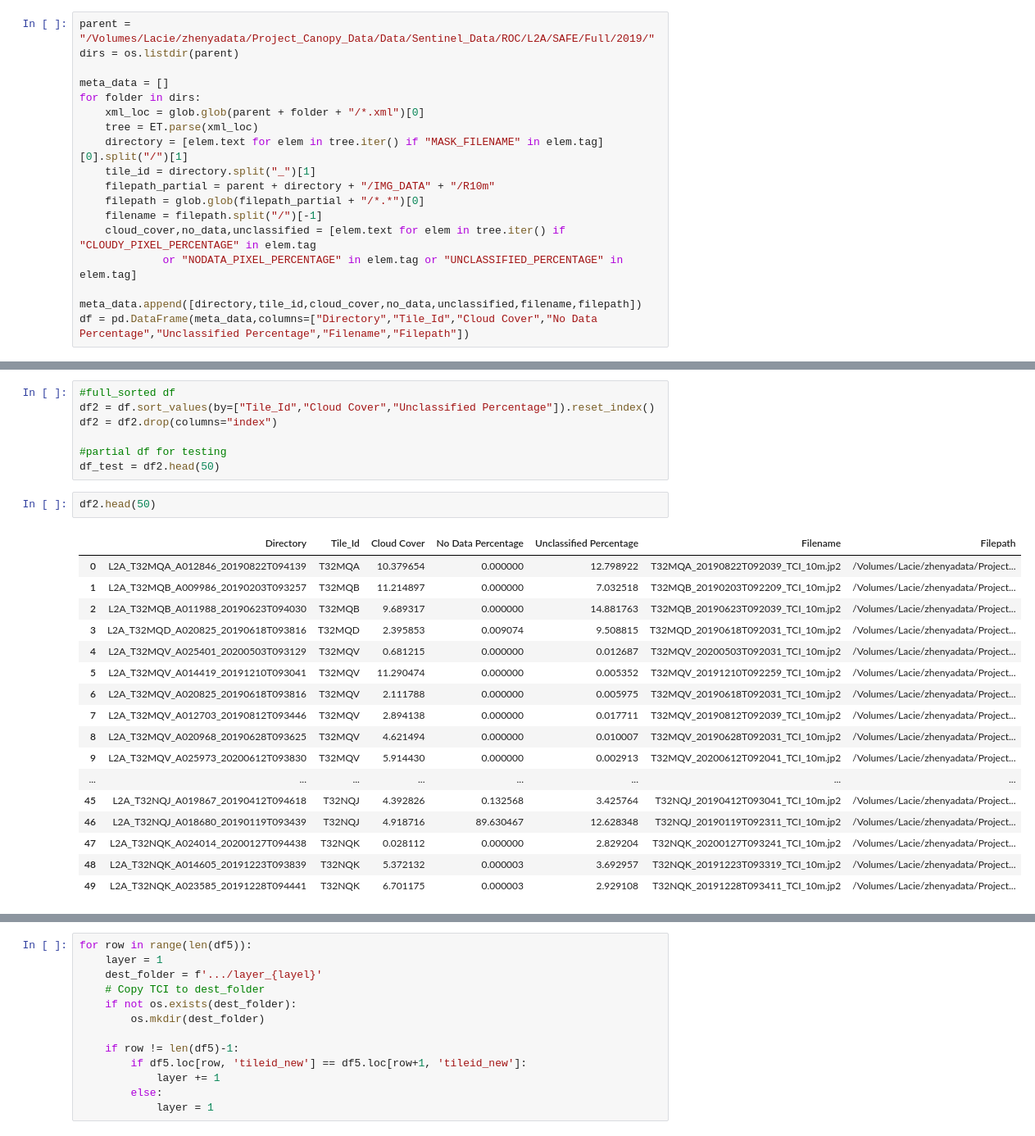
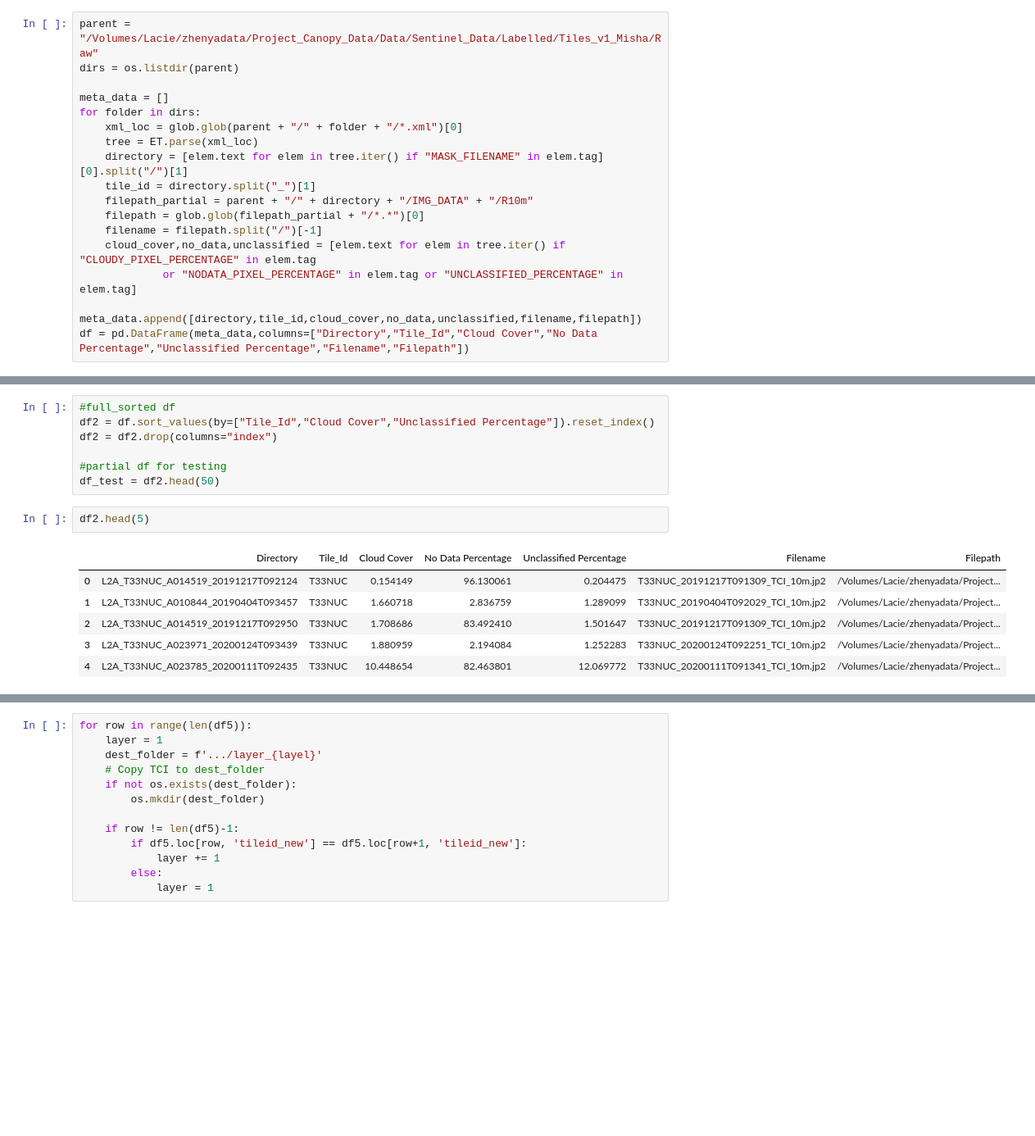
Before and after one commit to panopticonopolis/canopy-gis, a Jupyter notebook: data_collection/Sort_Order_AWS_TCI.ipynb, the cells around one changed output, grey strips where cells are left out. Shown: that part at 82% size. Cells and saved outputs as stored; diff of their text form; blank space fills up the shorter version.

Commit message:
pulling tiles for Misha's labelled coordinates

```diff
--- a/data_collection/Sort_Order_AWS_TCI.ipynb
+++ b/data_collection/Sort_Order_AWS_TCI.ipynb
@@ -6,16 +6,16 @@ import pandas as pd
 import re
 from shutil import copyfile
 # %%
-parent = "/Volumes/Lacie/zhenyadata/Project_Canopy_Data/Data/Sentinel_Data/ROC/L2A/SAFE/Full/2019/"
+parent = "/Volumes/Lacie/zhenyadata/Project_Canopy_Data/Data/Sentinel_Data/Labelled/Tiles_v1_Misha/Raw"
 dirs = os.listdir(parent)
 
 meta_data = []
 for folder in dirs:
-    xml_loc = glob.glob(parent + folder + "/*.xml")[0]
+    xml_loc = glob.glob(parent + "/" + folder + "/*.xml")[0]
     tree = ET.parse(xml_loc)
     directory = [elem.text for elem in tree.iter() if "MASK_FILENAME" in elem.tag][0].split("/")[1]
     tile_id = directory.split("_")[1]
-    filepath_partial = parent + directory + "/IMG_DATA" + "/R10m"
+    filepath_partial = parent + "/" + directory + "/IMG_DATA" + "/R10m"
     filepath = glob.glob(filepath_partial + "/*.*")[0]
     filename = filepath.split("/")[-1]
     cloud_cover,no_data,unclassified = [elem.text for elem in tree.iter() if "CLOUDY_PIXEL_PERCENTAGE" in elem.tag
@@ -68,25 +50,14 @@ df2 = df2.drop(columns="index")
 #partial df for testing
 df_test = df2.head(50)
 # %%
-df2.head(50)
+df2.head(5)
 # %% [output]
 |  | Directory | Tile_Id | Cloud Cover | No Data Percentage | Unclassified Percentage | Filename | Filepath |
-| 0 | L2A_T32MQA_A012846_20190822T094139 | T32MQA | 10.379654 | 0.000000 | 12.798922 | T32MQA_20190822T092039_TCI_10m.jp2 | /Volumes/Lacie/zhenyadata/Project... |
-| 1 | L2A_T32MQB_A009986_20190203T093257 | T32MQB | 11.214897 | 0.000000 | 7.032518 | T32MQB_20190203T092209_TCI_10m.jp2 | /Volumes/Lacie/zhenyadata/Project... |
-| 2 | L2A_T32MQB_A011988_20190623T094030 | T32MQB | 9.689317 | 0.000000 | 14.881763 | T32MQB_20190623T092039_TCI_10m.jp2 | /Volumes/Lacie/zhenyadata/Project... |
-| 3 | L2A_T32MQD_A020825_20190618T093816 | T32MQD | 2.395853 | 0.009074 | 9.508815 | T32MQD_20190618T092031_TCI_10m.jp2 | /Volumes/Lacie/zhenyadata/Project... |
-| 4 | L2A_T32MQV_A025401_20200503T093129 | T32MQV | 0.681215 | 0.000000 | 0.012687 | T32MQV_20200503T092031_TCI_10m.jp2 | /Volumes/Lacie/zhenyadata/Project... |
-| 5 | L2A_T32MQV_A014419_20191210T093041 | T32MQV | 11.290474 | 0.000000 | 0.005352 | T32MQV_20191210T092259_TCI_10m.jp2 | /Volumes/Lacie/zhenyadata/Project... |
-| 6 | L2A_T32MQV_A020825_20190618T093816 | T32MQV | 2.111788 | 0.000000 | 0.005975 | T32MQV_20190618T092031_TCI_10m.jp2 | /Volumes/Lacie/zhenyadata/Project... |
-| 7 | L2A_T32MQV_A012703_20190812T093446 | T32MQV | 2.894138 | 0.000000 | 0.017711 | T32MQV_20190812T092039_TCI_10m.jp2 | /Volumes/Lacie/zhenyadata/Project... |
-| 8 | L2A_T32MQV_A020968_20190628T093625 | T32MQV | 4.621494 | 0.000000 | 0.010007 | T32MQV_20190628T092031_TCI_10m.jp2 | /Volumes/Lacie/zhenyadata/Project... |
-| 9 | L2A_T32MQV_A025973_20200612T093830 | T32MQV | 5.914430 | 0.000000 | 0.002913 | T32MQV_20200612T092041_TCI_10m.jp2 | /Volumes/Lacie/zhenyadata/Project... |
-| ... | ... | ... | ... | ... | ... | ... | ... |
-| 45 | L2A_T32NQJ_A019867_20190412T094618 | T32NQJ | 4.392826 | 0.132568 | 3.425764 | T32NQJ_20190412T093041_TCI_10m.jp2 | /Volumes/Lacie/zhenyadata/Project... |
-| 46 | L2A_T32NQJ_A018680_20190119T093439 | T32NQJ | 4.918716 | 89.630467 | 12.628348 | T32NQJ_20190119T092311_TCI_10m.jp2 | /Volumes/Lacie/zhenyadata/Project... |
-| 47 | L2A_T32NQK_A024014_20200127T094438 | T32NQK | 0.028112 | 0.000000 | 2.829204 | T32NQK_20200127T093241_TCI_10m.jp2 | /Volumes/Lacie/zhenyadata/Project... |
-| 48 | L2A_T32NQK_A014605_20191223T093839 | T32NQK | 5.372132 | 0.000003 | 3.692957 | T32NQK_20191223T093319_TCI_10m.jp2 | /Volumes/Lacie/zhenyadata/Project... |
-| 49 | L2A_T32NQK_A023585_20191228T094441 | T32NQK | 6.701175 | 0.000003 | 2.929108 | T32NQK_20191228T093411_TCI_10m.jp2 | /Volumes/Lacie/zhenyadata/Project... |
+| 0 | L2A_T33NUC_A014519_20191217T092124 | T33NUC | 0.154149 | 96.130061 | 0.204475 | T33NUC_20191217T091309_TCI_10m.jp2 | /Volumes/Lacie/zhenyadata/Project... |
+| 1 | L2A_T33NUC_A010844_20190404T093457 | T33NUC | 1.660718 | 2.836759 | 1.289099 | T33NUC_20190404T092029_TCI_10m.jp2 | /Volumes/Lacie/zhenyadata/Project... |
+| 2 | L2A_T33NUC_A014519_20191217T092950 | T33NUC | 1.708686 | 83.492410 | 1.501647 | T33NUC_20191217T091309_TCI_10m.jp2 | /Volumes/Lacie/zhenyadata/Project... |
+| 3 | L2A_T33NUC_A023971_20200124T093439 | T33NUC | 1.880959 | 2.194084 | 1.252283 | T33NUC_20200124T092251_TCI_10m.jp2 | /Volumes/Lacie/zhenyadata/Project... |
+| 4 | L2A_T33NUC_A023785_20200111T092435 | T33NUC | 10.448654 | 82.463801 | 12.069772 | T33NUC_20200111T091341_TCI_10m.jp2 | /Volumes/Lacie/zhenyadata/Project... |
 # %%
 df2["Tile_Id"].value_counts()
 # %% [output]
```
Also changed, not shown: parts of 5 cells of this notebook, 2 other files.
